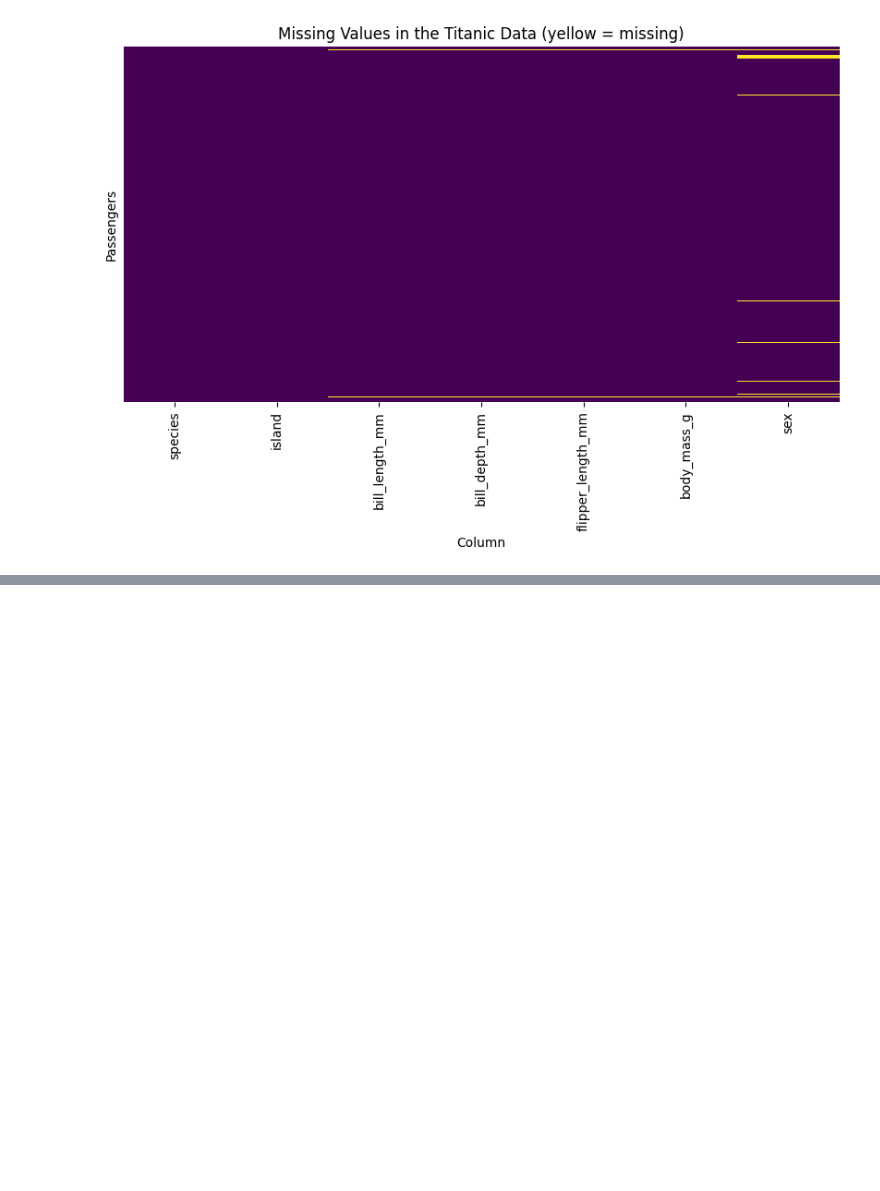
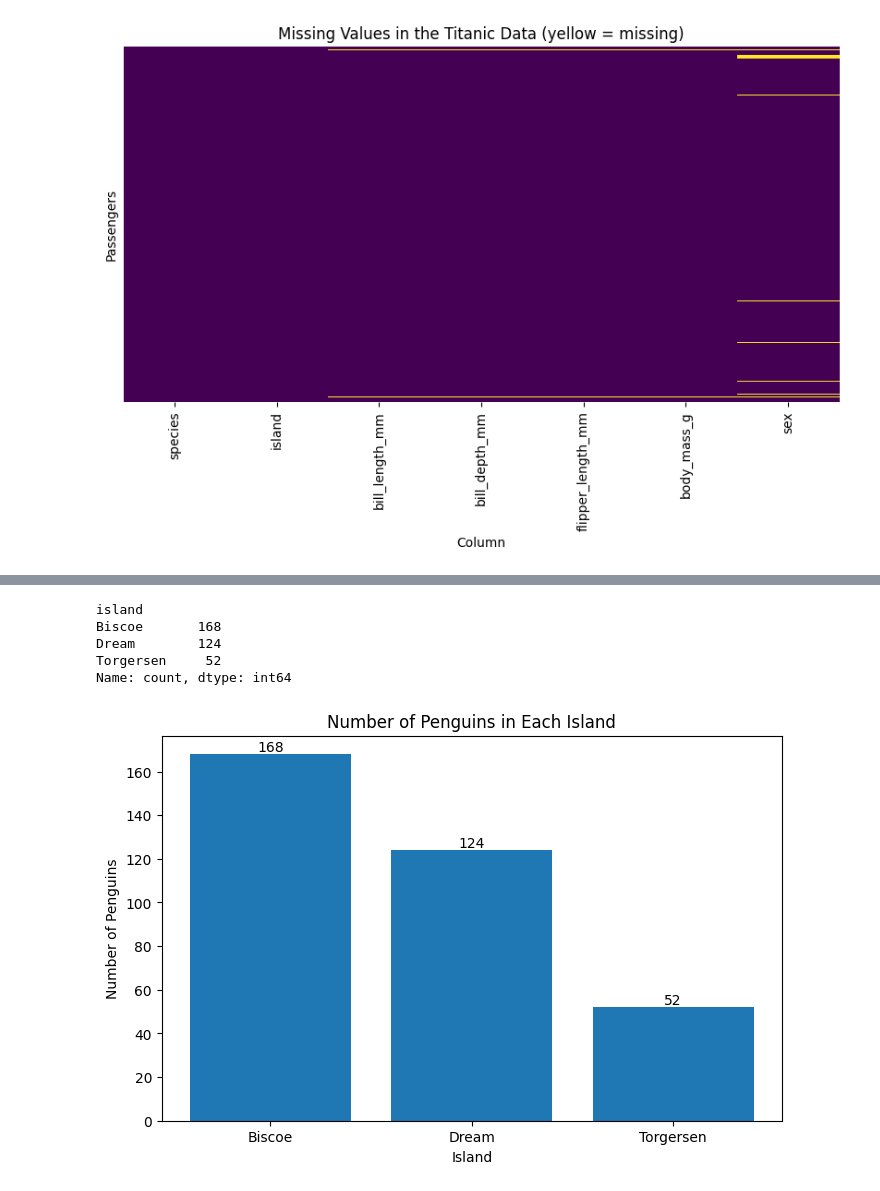
Before and after one commit to myra2004/week3, a Jupyter notebook: CSE206_Lab1_Muqaddas.ipynb, the cells around one changed output, grey strips where cells are left out. Cells and saved outputs as stored; diff of their text form; code cells hidden in the pictures; blank space fills up the shorter version.

```diff
--- a/CSE206_Lab1_Muqaddas.ipynb
+++ b/CSE206_Lab1_Muqaddas.ipynb
@@ -99,0 +116,19 @@ plt.show()
+# %%
+penguins_count = df["island"].value_counts()
+print(penguins_count)
+# %% [output]
+island
+Biscoe       168
+Dream        124
+Torgersen     52
+Name: count, dtype: int64
+# %%
+plt.figure(figsize=(8, 5))
+bars = plt.bar(penguins_count.index, penguins_count.values)
+plt.bar_label(bars)
+plt.title("Number of Penguins in Each Island")
+plt.xlabel("Island")
+plt.ylabel("Number of Penguins")
+plt.show()
+# %% [output]
+[figure, added]
```
Also changed, not shown: parts of 6 cells of this notebook.
